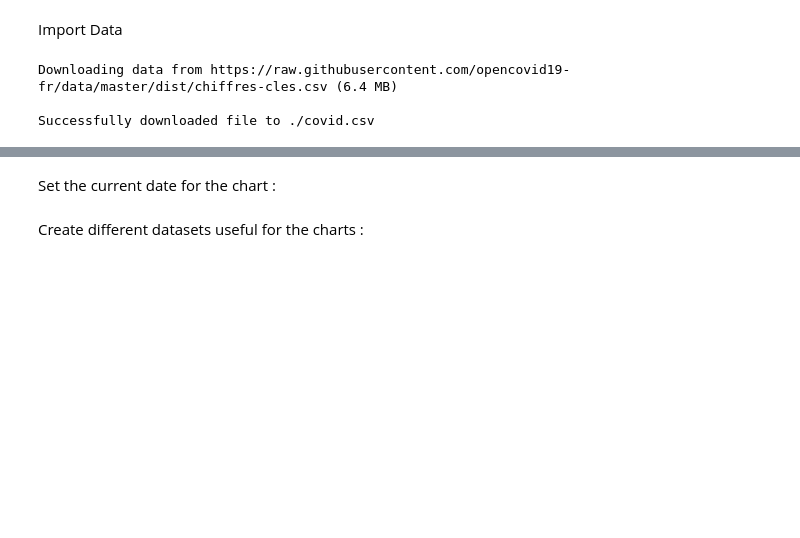
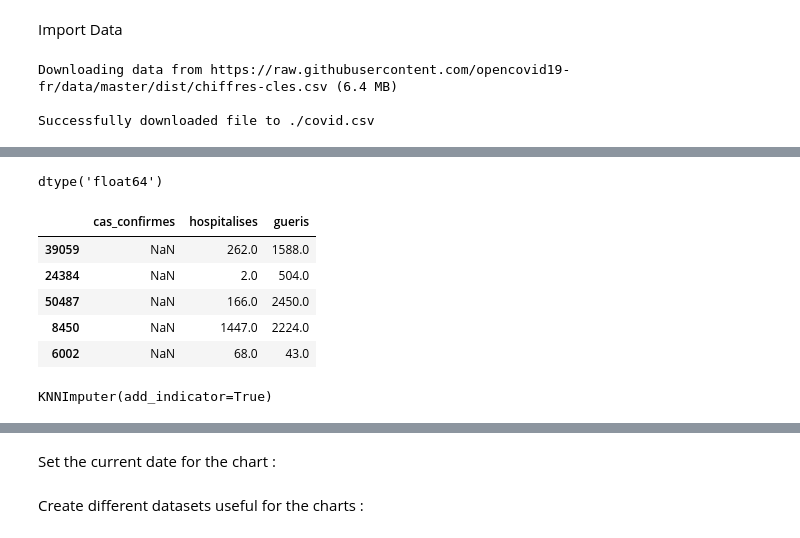
Before and after one commit to jihene-b3/covidviz, a Jupyter notebook: Notebook/General_features.ipynb, the cells around one changed output, grey strips where cells are left out. Drawn from its saved outputs; the diff is of its cells as text; code cells hidden in the pictures; blank space fills up the shorter version.

```diff
--- a/Notebook/General_features.ipynb
+++ b/Notebook/General_features.ipynb
@@ -32,0 +53,4 @@ df_departement = df_departement.loc[df_departement['granularite']=="departement"
+# %%
+X_train['cas_confirmes'].dtypes
+# %% [output]
+dtype('float64')
@@ -32,0 +59,13 @@ df_departement = df_departement.loc[df_departement['granularite']=="departement"
+# %%
+X_train[num].head()
+# %% [output]
+|  | cas_confirmes | hospitalises | gueris |
+| 39059 | NaN | 262.0 | 1588.0 |
+| 24384 | NaN | 2.0 | 504.0 |
+| 50487 | NaN | 166.0 | 2450.0 |
+| 8450 | NaN | 1447.0 | 2224.0 |
+| 6002 | NaN | 68.0 | 43.0 |
+# %%
+knn.fit(X_train[num])
+# %% [output]
+KNNImputer(add_indicator=True)
```
Also changed, not shown: parts of 10 cells of this notebook, 55 other files.
